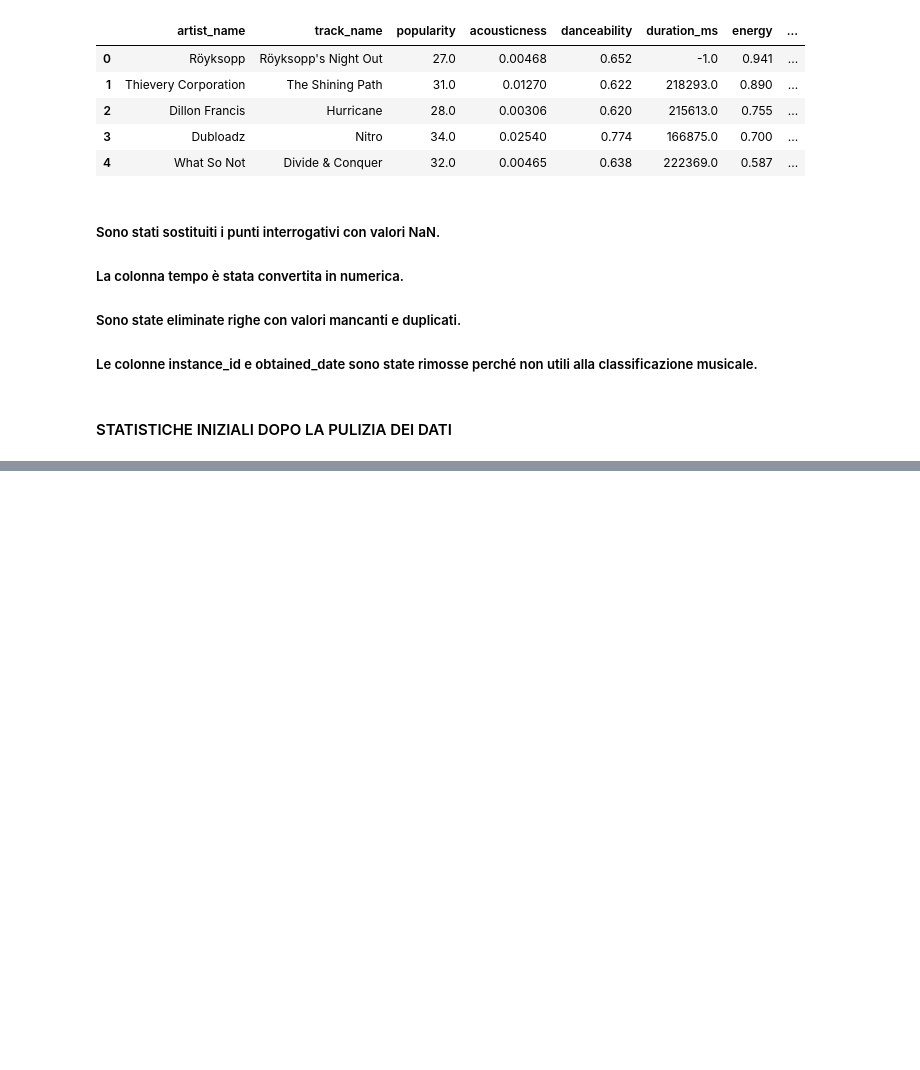
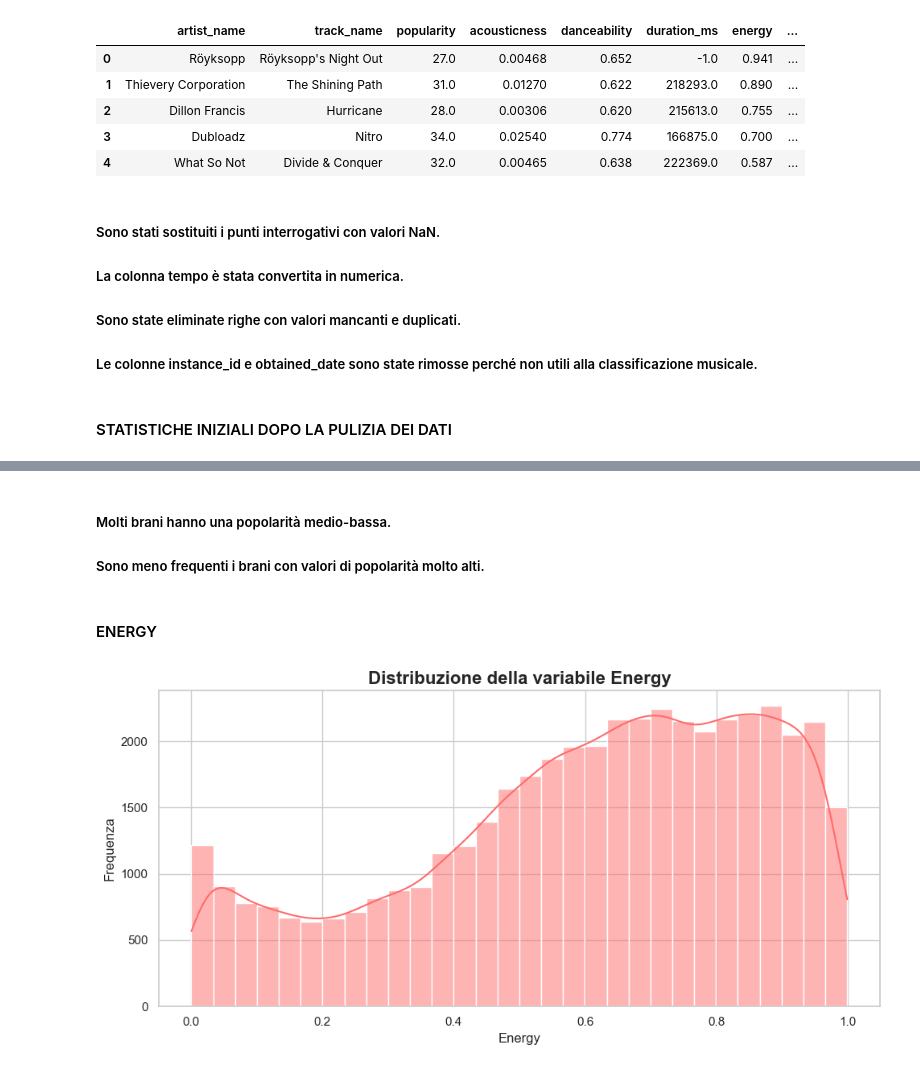
Before and after one commit to lunazenon/ClassificazioneGeneriMusicali, a Jupyter notebook: classificazione_generi_musicali.ipynb, the cells around one changed output, grey strips where cells are left out. Drawn from its saved outputs; the diff is of its cells as text; code cells hidden in the pictures; blank space fills up the shorter version.

```diff
--- a/classificazione_generi_musicali.ipynb
+++ b/classificazione_generi_musicali.ipynb
@@ -148,0 +230,22 @@ df.describe()
+# %% [markdown]
+##### Molti brani hanno una popolarità medio-bassa.
+##### Sono meno frequenti i brani con valori di popolarità molto alti.
+# %% [markdown]
+#### ENERGY
+# %%
+plt.figure(figsize=(10, 5))
+
+sns.histplot(
+    df["energy"],
+    bins=30,
+    kde=True,
+    color=colore_rosso
+)
+
+plt.title("Distribuzione della variabile Energy", fontsize=16, fontweight="bold")
+plt.xlabel("Energy")
+plt.ylabel("Frequenza")
+plt.tight_layout()
+plt.show()
+# %% [output]
+[figure, added]
```
Also changed, not shown: parts of 21 cells of this notebook.
